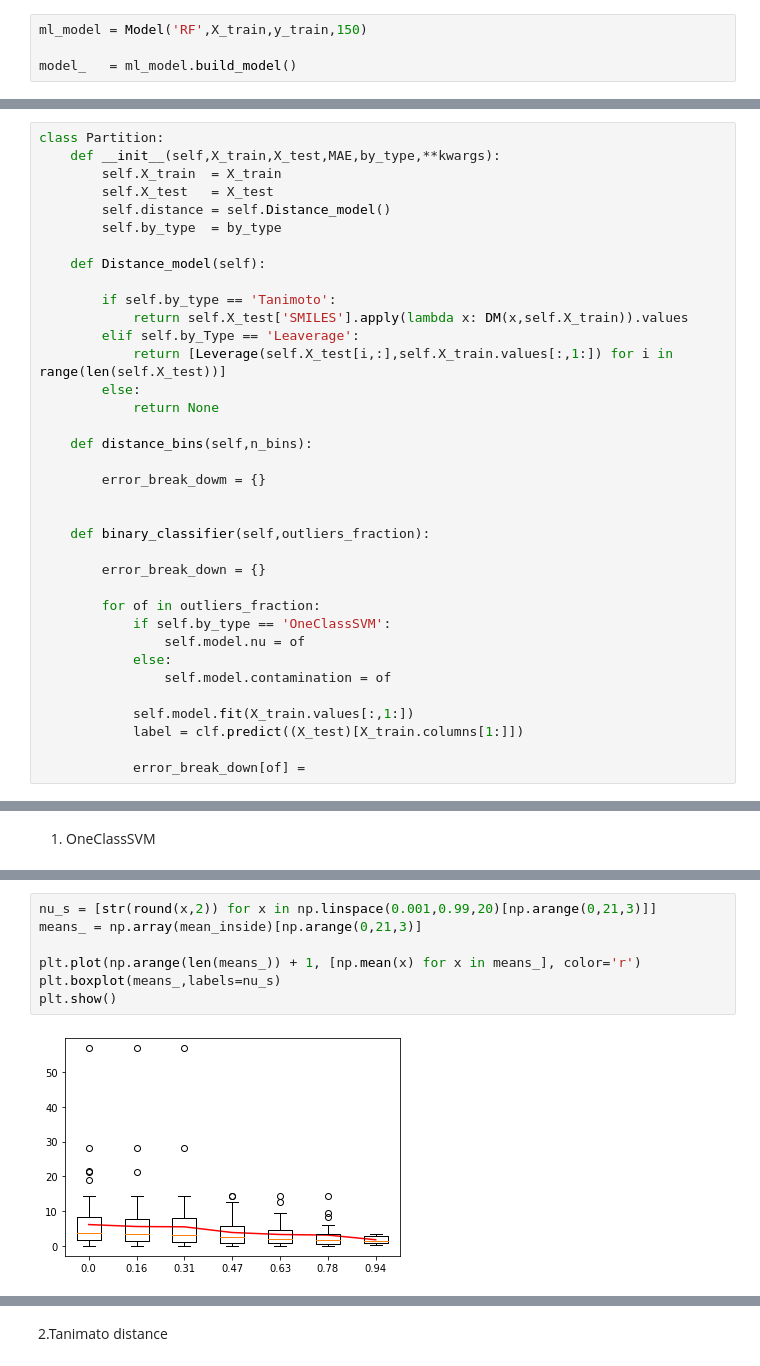
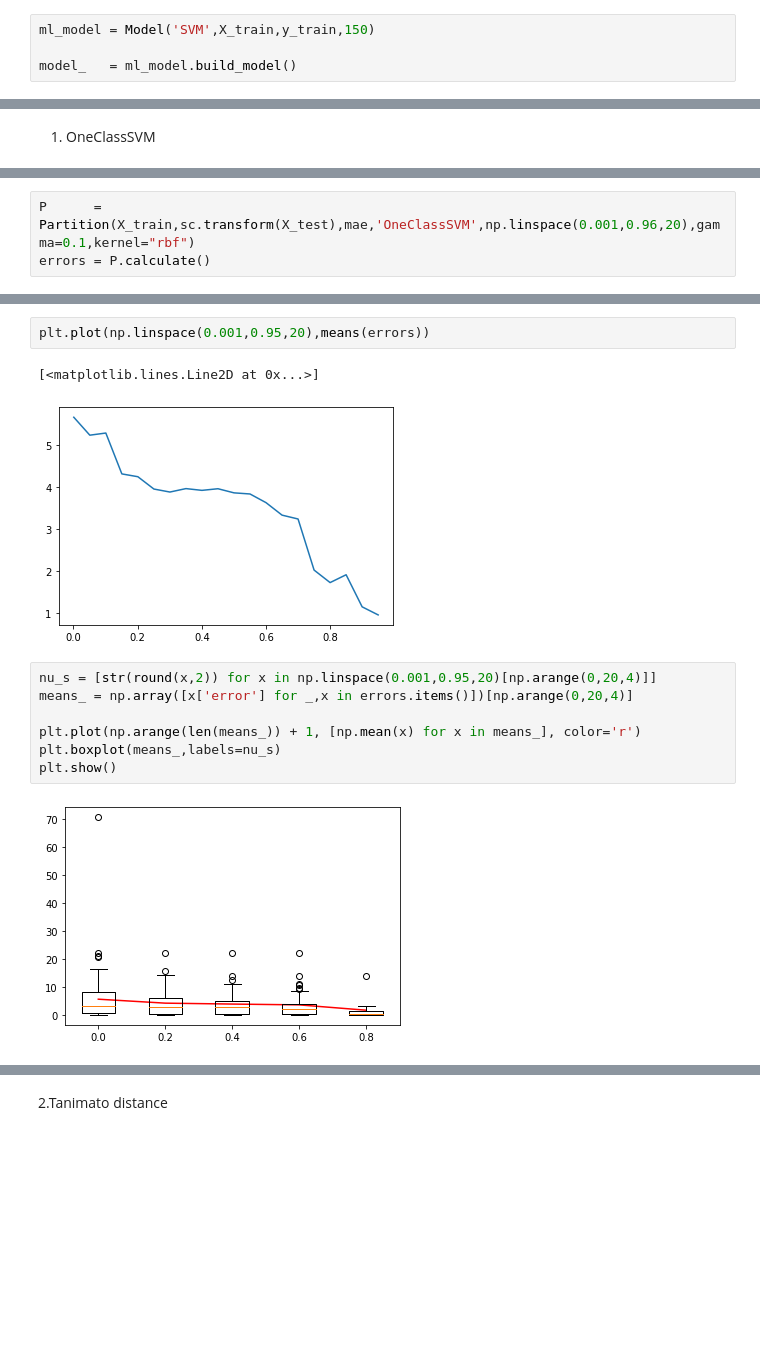
Before and after one commit to SergeyAnufriev/biofuels, a Jupyter notebook: Octane_latest.ipynb, the cells around one changed output, grey strips where cells are left out. Saved outputs shown, nothing was run; the diff lists cells and outputs as text; blank space fills up the shorter version.

```diff
--- a/Octane_latest.ipynb
+++ b/Octane_latest.ipynb
@@ -90,5 +88,5 @@ X_train.head(5)
 # %%
-ml_model = Model('RF',X_train,y_train,150)
+ml_model = Model('SVM',X_train,y_train,150)
 
 model_   = ml_model.build_model()
 # %% [output]
@@ -142,38 +136,2 @@ Chem.Draw.MolsToGridImage(worst_mols,legends=['MAE'+' '+'='+' '+ str(round(x,2))
 # %% [markdown]
 ### Applicability domain
-# %%
-class Partition:
-    def __init__(self,X_train,X_test,MAE,by_type,**kwargs):
-        self.X_train  = X_train
-        self.X_test   = X_test
-        self.distance = self.Distance_model()
-        self.by_type  = by_type
-
-    def Distance_model(self):
-
-        if self.by_type == 'Tanimoto':
-            return self.X_test['SMILES'].apply(lambda x: DM(x,self.X_train)).values
-        elif self.by_Type == 'Leaverage':
-            return [Leverage(self.X_test[i,:],self.X_train.values[:,1:]) for i in range(len(self.X_test))]
-        else:
-            return None
-
-    def distance_bins(self,n_bins):
-
-        error_break_dowm = {}
-
-
-    def binary_classifier(self,outliers_fraction):
-
-        error_break_down = {}
-
-        for of in outliers_fraction:
-            if self.by_type == 'OneClassSVM':
-                self.model.nu = of
-            else:
-                self.model.contamination = of
-
-            self.model.fit(X_train.values[:,1:])
-            label = clf.predict((X_test)[X_train.columns[1:]])
-
-            error_break_down[of] =
@@ -192,0 +140,3 @@ for nu in np.linspace(0.001,0.99,20):
+# %%
+P      = Partition(X_train,sc.transform(X_test),mae,'OneClassSVM',np.linspace(0.001,0.96,20),gamma=0.1,kernel="rbf")
+errors = P.calculate()
@@ -193,9 +154,14 @@ for nu in np.linspace(0.001,0.99,20):
+# %%
+plt.plot(np.linspace(0.001,0.95,20),means(errors))
+# %% [output]
+[<matplotlib.lines.Line2D at 0x...>]
+[figure, added]
 # %%
-nu_s = [str(round(x,2)) for x in np.linspace(0.001,0.99,20)[np.arange(0,21,3)]]
-means_ = np.array(mean_inside)[np.arange(0,21,3)]
+nu_s = [str(round(x,2)) for x in np.linspace(0.001,0.95,20)[np.arange(0,20,4)]]
+means_ = np.array([x['error'] for _,x in errors.items()])[np.arange(0,20,4)]
 
 plt.plot(np.arange(len(means_)) + 1, [np.mean(x) for x in means_], color='r')
 plt.boxplot(means_,labels=nu_s)
 plt.show()
 # %% [output]
-[figure, old version]
+[figure, new version]
```
Also changed, not shown: parts of 38 cells of this notebook.
